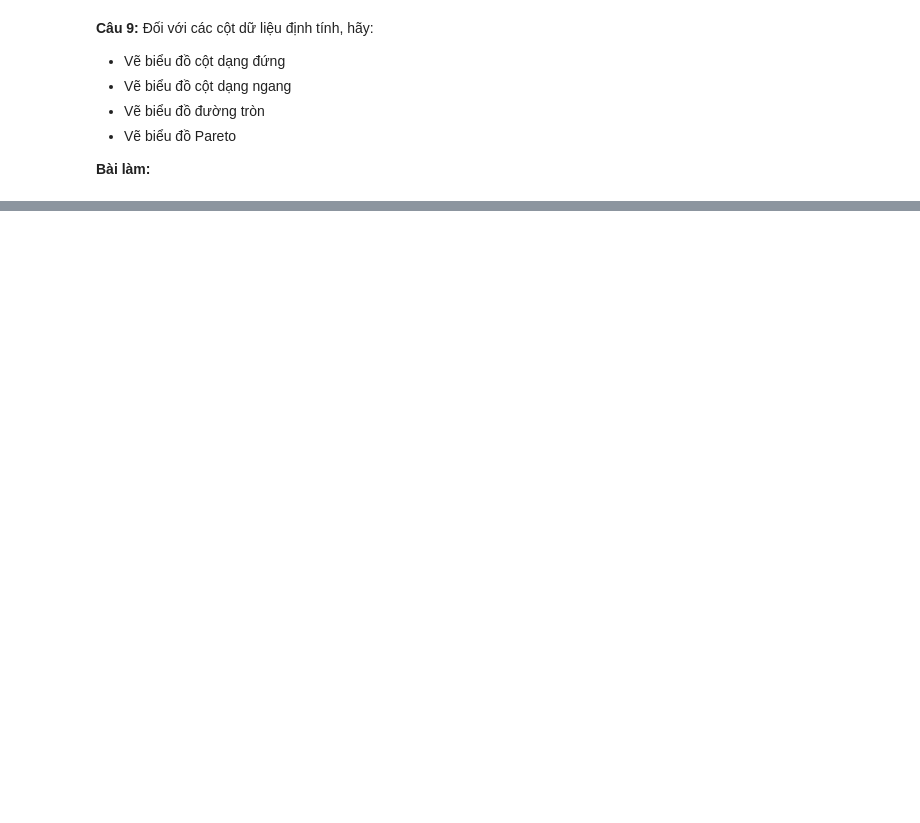
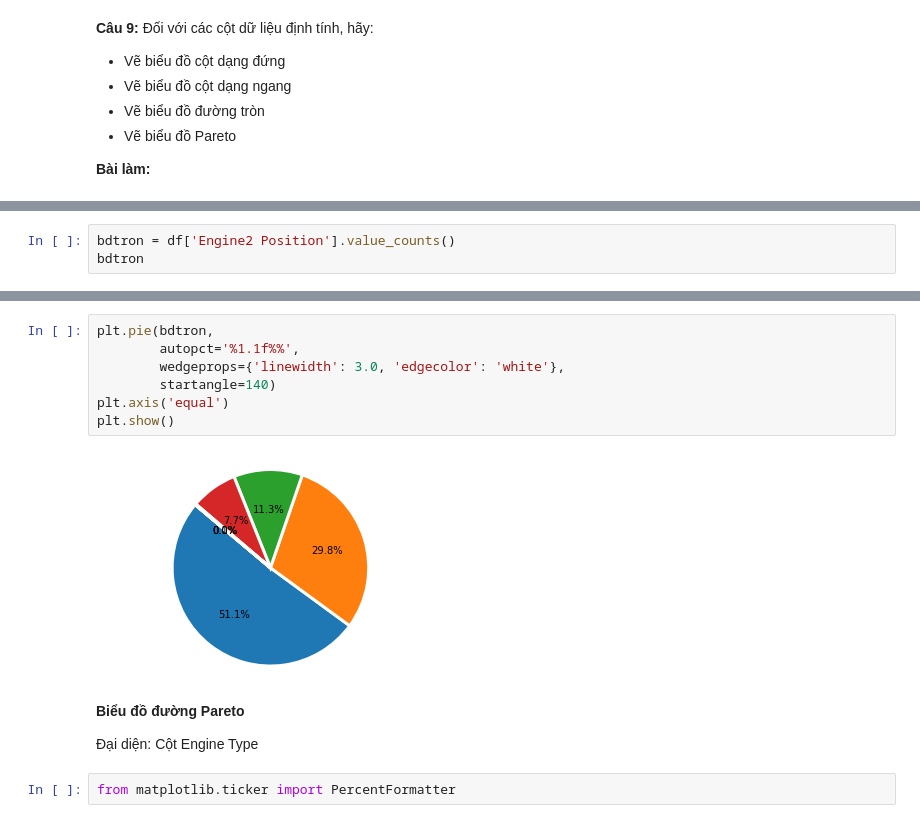
Before and after one commit to rekuantsun/PTDL-Python, a Jupyter notebook: Pandas_4.ipynb, the cells around one changed output, grey strips where cells are left out. Saved outputs shown, nothing was run; the diff lists cells and outputs as text; blank space fills up the shorter version.

```diff
--- a/Pandas_4.ipynb
+++ b/Pandas_4.ipynb
@@ -295,0 +322,3 @@ sns.pairplot(df1)
+# %%
+bdtron = df['Engine2 Position'].value_counts()
+bdtron
@@ -295,0 +334,15 @@ sns.pairplot(df1)
+# %%
+plt.pie(bdtron,
+        autopct='%1.1f%%',
+        wedgeprops={'linewidth': 3.0, 'edgecolor': 'white'},
+        startangle=140)
+plt.axis('equal')
+plt.show()
+# %% [output]
+[figure, added]
+# %% [markdown]
+**Biểu đồ đường Pareto**
+
+Đại diện: Cột Engine Type
+# %%
+from matplotlib.ticker import PercentFormatter
```
Also changed, not shown: parts of 10 cells of this notebook.
